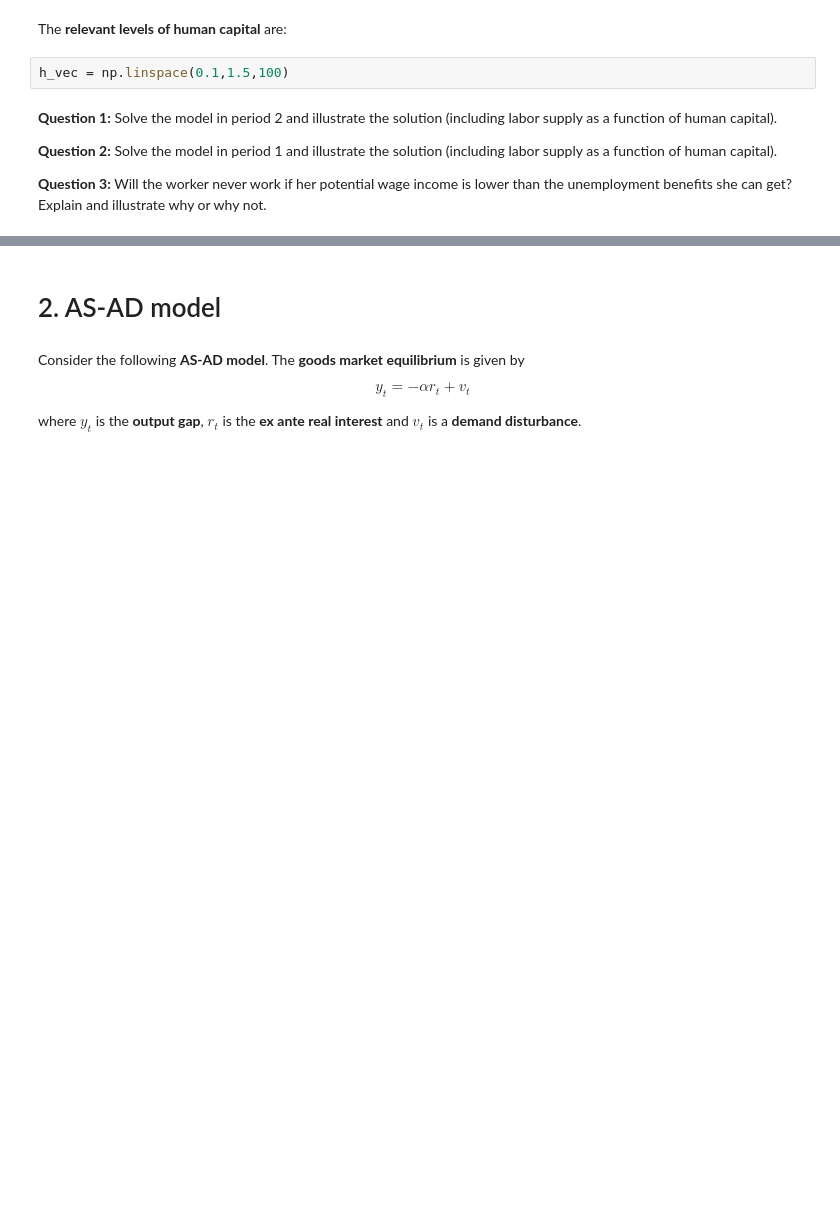
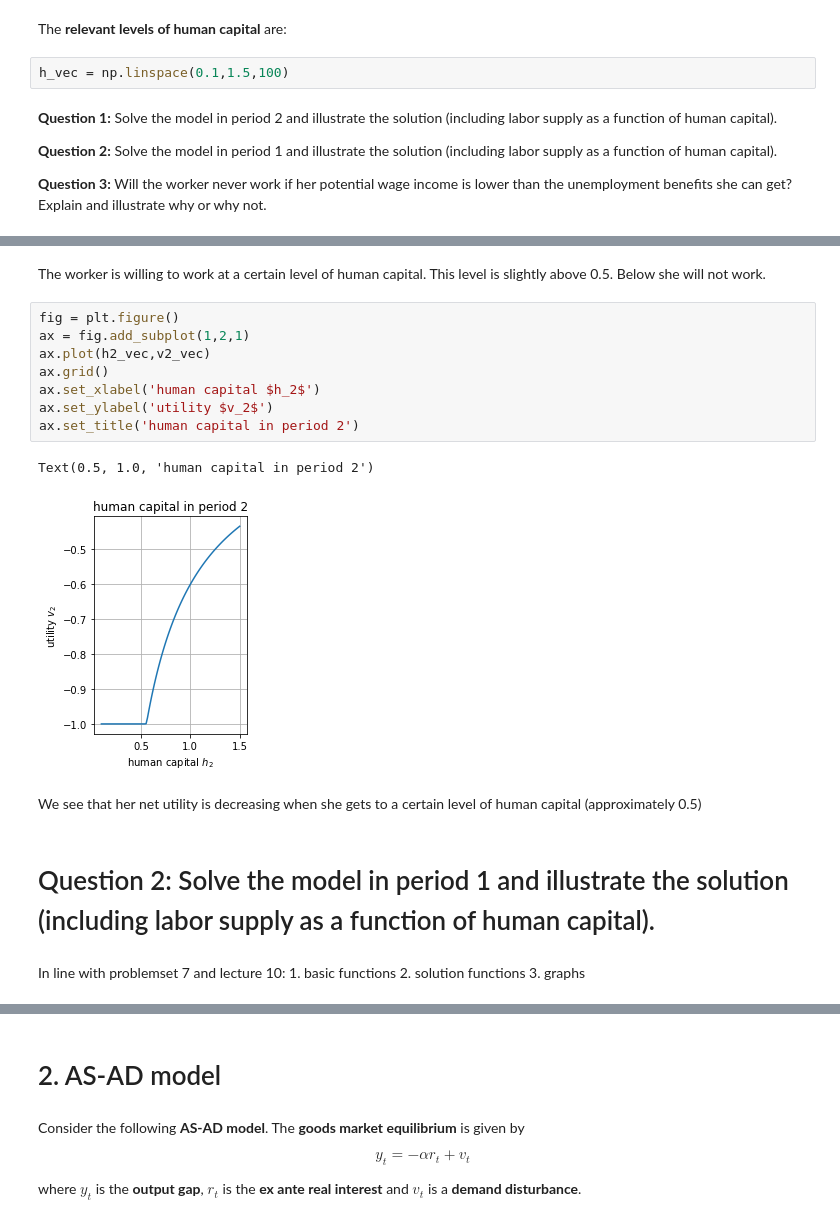
Before and after one commit to NumEconCopenhagen/projects-2019-tba, a Jupyter notebook: examproject/exam_2019.ipynb, the cells around one changed output, grey strips where cells are left out. Saved outputs shown, nothing was run; the diff lists cells and outputs as text; blank space fills up the shorter version.

```diff
--- a/examproject/exam_2019.ipynb
+++ b/examproject/exam_2019.ipynb
@@ -96,0 +165,22 @@ h_vec = np.linspace(0.1,1.5,100)
+# %% [markdown]
+The worker is willing to work at a certain level of human capital. This level is slightly above 0.5. Below she will not work.
+# %%
+fig = plt.figure()
+ax = fig.add_subplot(1,2,1)
+ax.plot(h2_vec,v2_vec)
+ax.grid()
+ax.set_xlabel('human capital $h_2$')
+ax.set_ylabel('utility $v_2$')
+ax.set_title('human capital in period 2')
+# %% [output]
+Text(0.5, 1.0, 'human capital in period 2')
+[figure, added]
+# %% [markdown]
+We see that her net utility is decreasing when she gets to a certain level of human capital (approximately 0.5)
+# %% [markdown]
+# Question 2: Solve the model in period 1 and illustrate the solution (including labor supply as a function of human capital).
+# %% [markdown]
+In line with problemset 7 and lecture 10:
+    1. basic functions
+    2. solution functions
+    3. graphs
```
Also changed, not shown: parts of 16 cells of this notebook, 1 other file.
